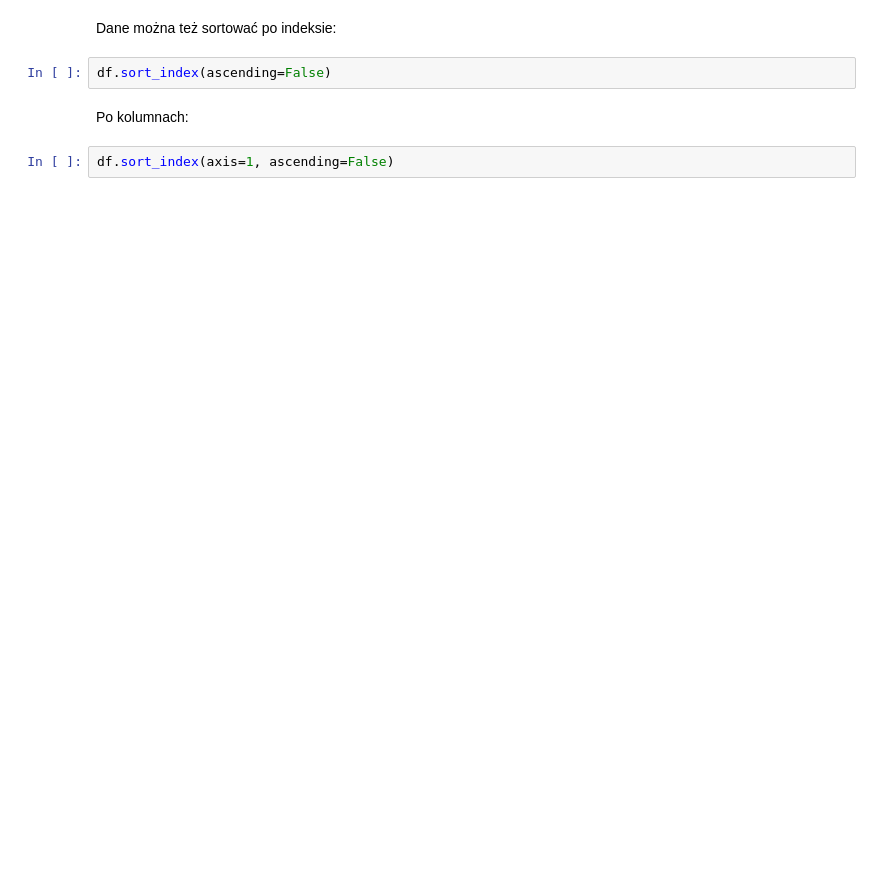
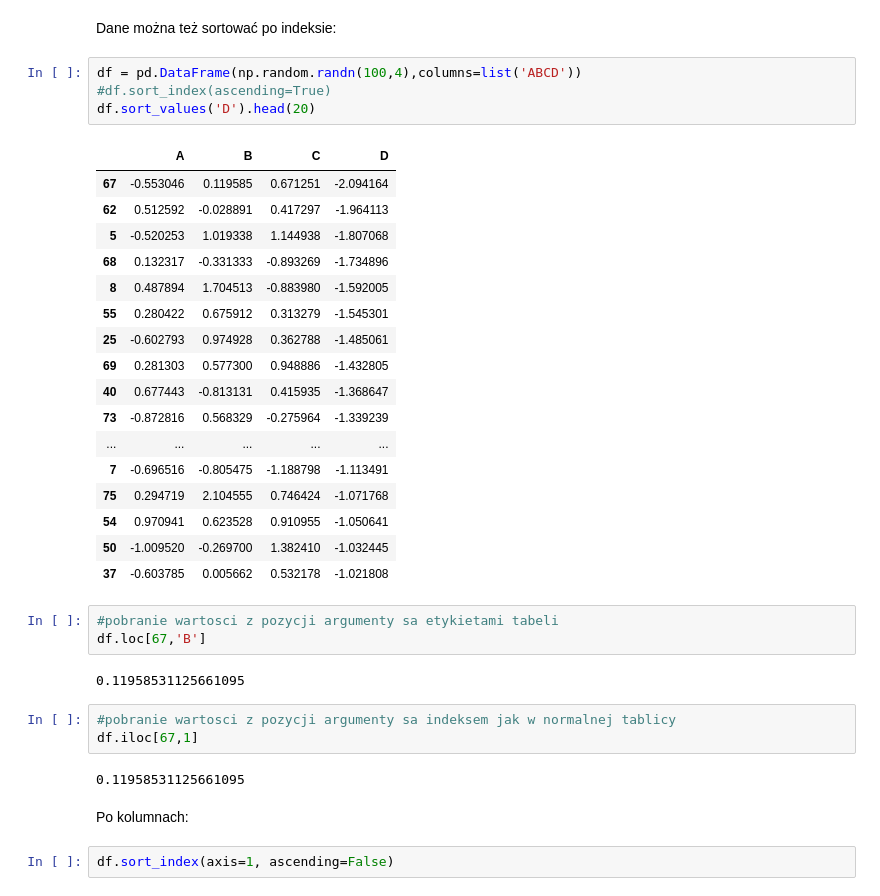
Before and after one commit to wsmolak/PW_BigData_Spark, a Jupyter notebook: python/7_pandas.ipynb, the cells around one changed output. Cells and saved outputs as stored; diff of their text form; blank space fills up the shorter version.

```diff
--- a/python/7_pandas.ipynb
+++ b/python/7_pandas.ipynb
@@ -116,7 +248,37 @@ print('Koniec:\n{}'.format(df.tail(3)))
 # %% [markdown]
 Dane można też sortować po indeksie:
-# %%
-df.sort_index(ascending=False)
+# %%
+df = pd.DataFrame(np.random.randn(100,4),columns=list('ABCD'))
+#df.sort_index(ascending=True)
+df.sort_values('D').head(20)
+# %% [output]
+|  | A | B | C | D |
+| 67 | -0.553046 | 0.119585 | 0.671251 | -2.094164 |
+| 62 | 0.512592 | -0.028891 | 0.417297 | -1.964113 |
+| 5 | -0.520253 | 1.019338 | 1.144938 | -1.807068 |
+| 68 | 0.132317 | -0.331333 | -0.893269 | -1.734896 |
+| 8 | 0.487894 | 1.704513 | -0.883980 | -1.592005 |
+| 55 | 0.280422 | 0.675912 | 0.313279 | -1.545301 |
+| 25 | -0.602793 | 0.974928 | 0.362788 | -1.485061 |
+| 69 | 0.281303 | 0.577300 | 0.948886 | -1.432805 |
+| 40 | 0.677443 | -0.813131 | 0.415935 | -1.368647 |
+| 73 | -0.872816 | 0.568329 | -0.275964 | -1.339239 |
+| ... | ... | ... | ... | ... |
+| 7 | -0.696516 | -0.805475 | -1.188798 | -1.113491 |
+| 75 | 0.294719 | 2.104555 | 0.746424 | -1.071768 |
+| 54 | 0.970941 | 0.623528 | 0.910955 | -1.050641 |
+| 50 | -1.009520 | -0.269700 | 1.382410 | -1.032445 |
+| 37 | -0.603785 | 0.005662 | 0.532178 | -1.021808 |
+# %%
+#pobranie wartosci z pozycji argumenty sa etykietami tabeli
+df.loc[67,'B']
+# %% [output]
+0.11958531125661095
+# %%
+#pobranie wartosci z pozycji argumenty sa indeksem jak w normalnej tablicy
+df.iloc[67,1]
+# %% [output]
+0.11958531125661095
 # %% [markdown]
 Po kolumnach:
 # %%
```
Also changed, not shown: parts of 24 cells of this notebook.
